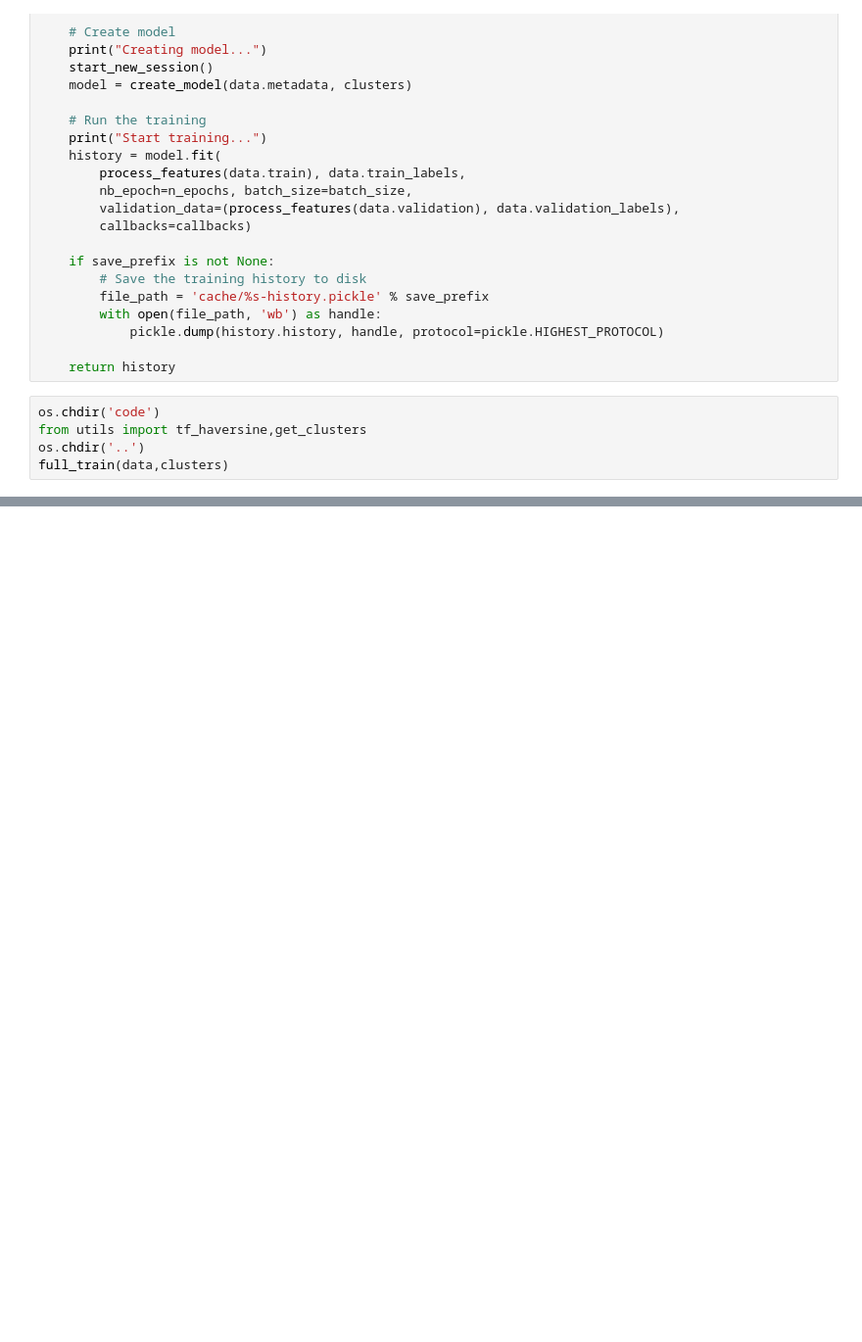
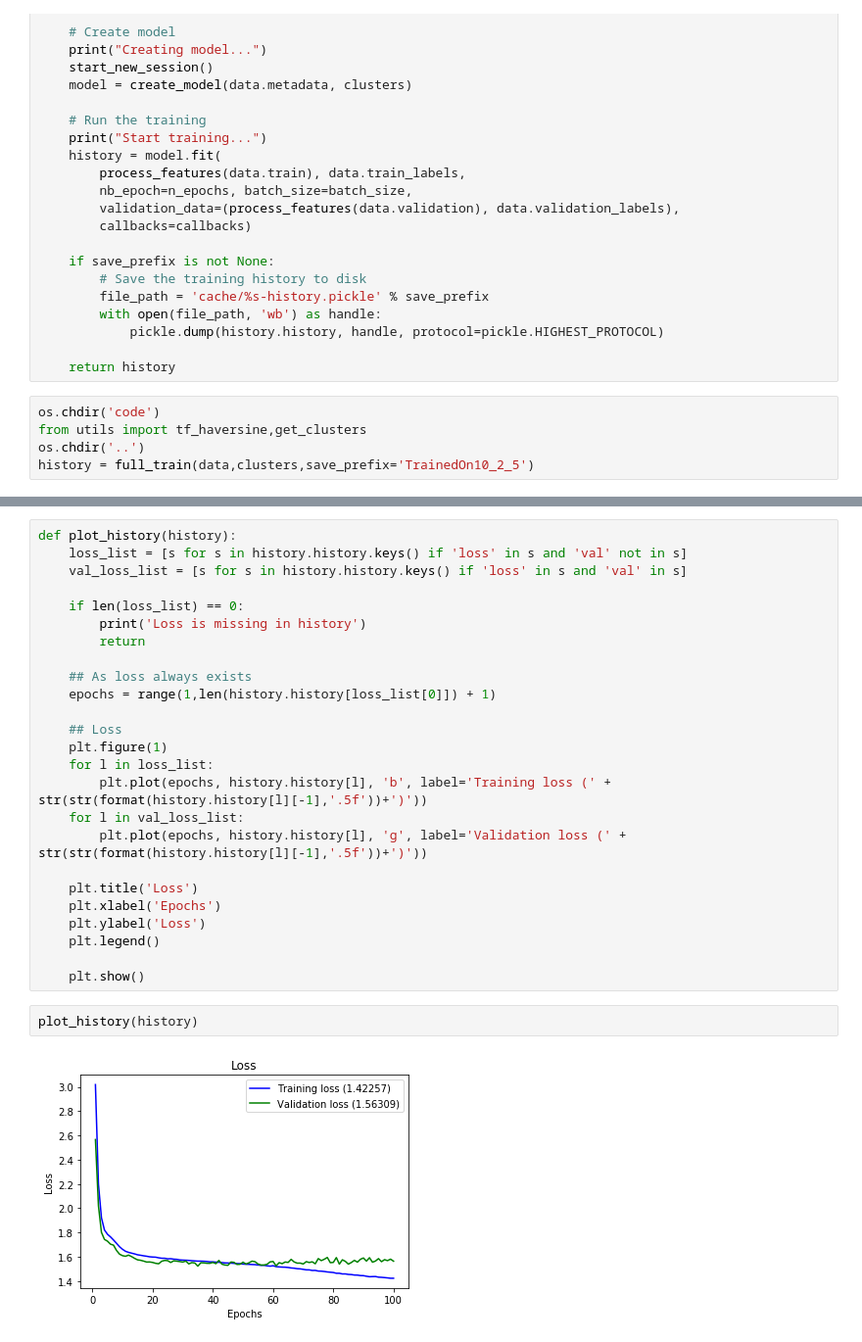
Before and after one commit to guillaumenx/DeepLearning_PredictionTaxi, a Jupyter notebook: Notebook going through jphalip implementation.ipynb, the cells around one changed output, grey strips where cells are left out. Shown: that part at 98% size. Cells and saved outputs as stored; diff of their text form; blank space fills up the shorter version.

```diff
--- a/Notebook going through jphalip implementation.ipynb
+++ b/Notebook going through jphalip implementation.ipynb
@@ -226,7 +226,7 @@ def full_train(data,clusters,n_epochs=100, batch_size=200, save_prefix=None):
 os.chdir('code')
 from utils import tf_haversine,get_clusters
 os.chdir('..')
-full_train(data,clusters)
+history = full_train(data,clusters,save_prefix='TrainedOn10_2_5')
 # %% [output]
 Loading data...
 Estimating clusters...
@@ -242,0 +252,29 @@ Epoch 4/100
+# %%
+def plot_history(history):
+    loss_list = [s for s in history.history.keys() if 'loss' in s and 'val' not in s]
+    val_loss_list = [s for s in history.history.keys() if 'loss' in s and 'val' in s]
+
+    if len(loss_list) == 0:
+        print('Loss is missing in history')
+        return
+
+    ## As loss always exists
+    epochs = range(1,len(history.history[loss_list[0]]) + 1)
+
+    ## Loss
+    plt.figure(1)
+    for l in loss_list:
+        plt.plot(epochs, history.history[l], 'b', label='Training loss (' + str(str(format(history.history[l][-1],'.5f'))+')'))
+    for l in val_loss_list:
+        plt.plot(epochs, history.history[l], 'g', label='Validation loss (' + str(str(format(history.history[l][-1],'.5f'))+')'))
+
+    plt.title('Loss')
+    plt.xlabel('Epochs')
+    plt.ylabel('Loss')
+    plt.legend()
+
+    plt.show()
+# %%
+plot_history(history)
+# %% [output]
+[figure, added]
```
Also changed, not shown: parts of 5 cells of this notebook.
